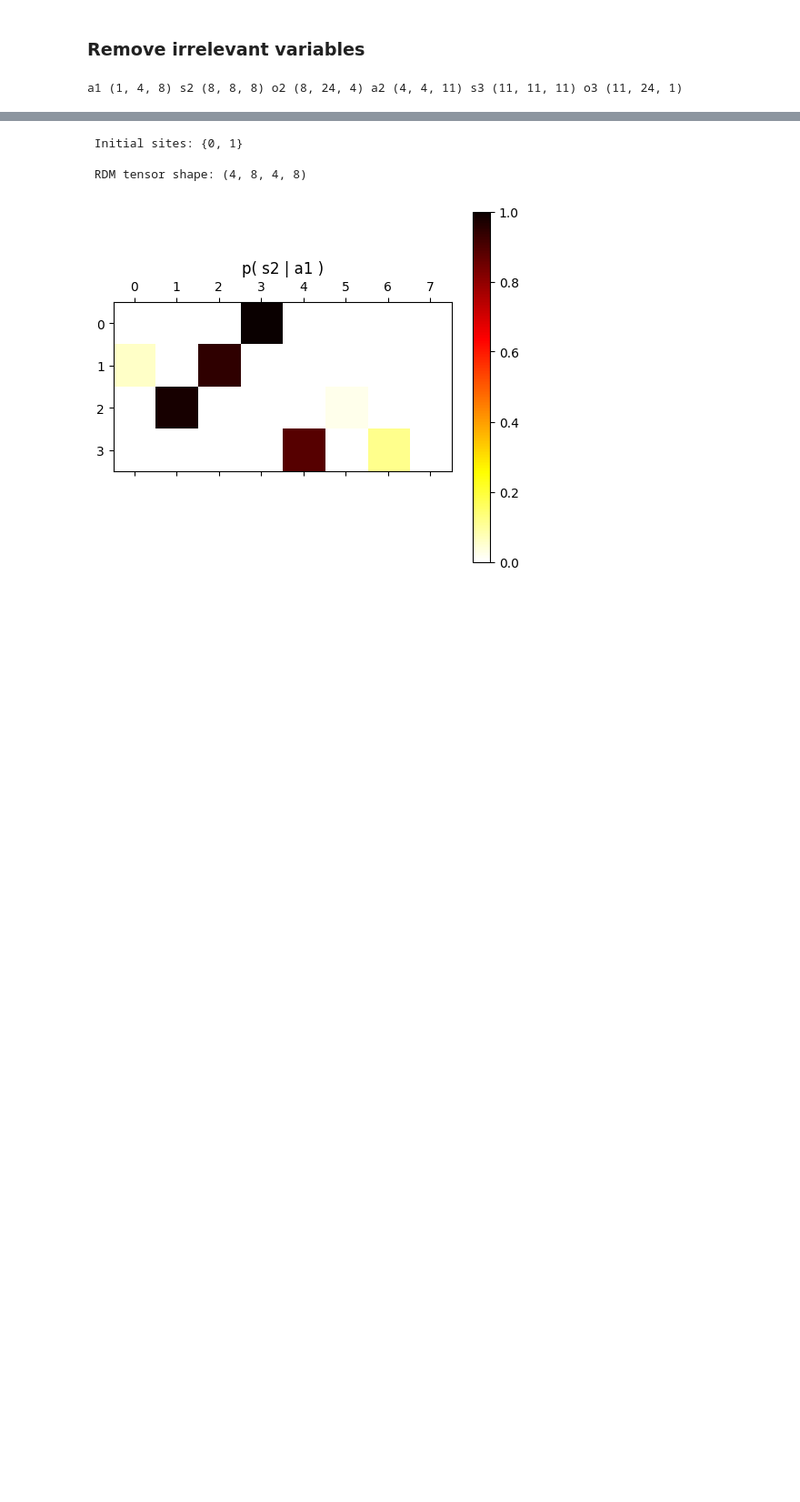
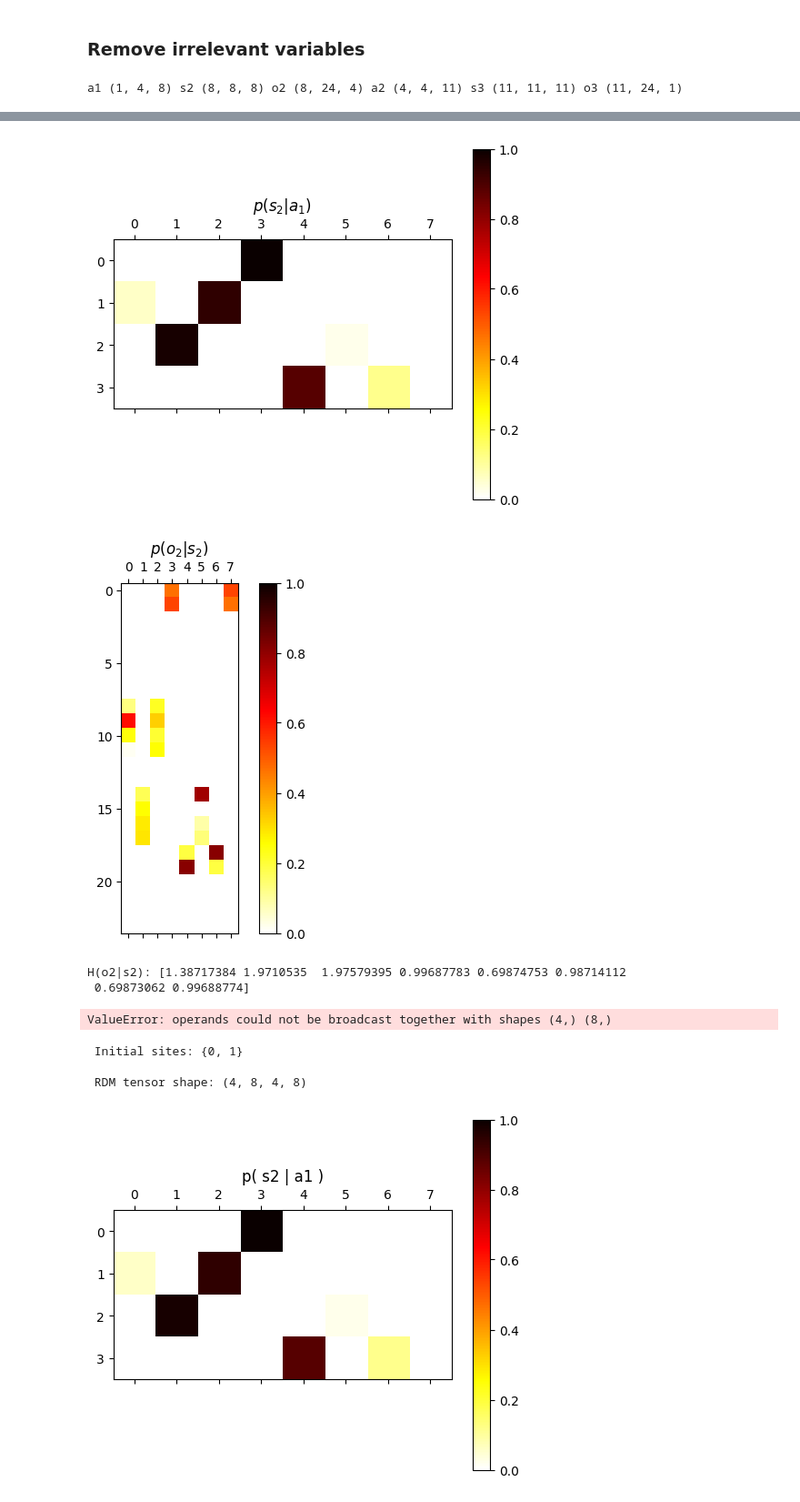
Before and after one commit to philipollaswilson/Tensor-Networks-for-the-Tmaze, a Jupyter notebook: Explainable Tmaze.ipynb, the cells around one changed output, grey strips where cells are left out. Shown at 91% size. Saved outputs shown, nothing was run; the diff lists cells and outputs as text; code cells hidden in the pictures; blank space fills up the shorter version.

Commit message:
Infogain almost done

```diff
--- a/Explainable Tmaze.ipynb
+++ b/Explainable Tmaze.ipynb
@@ -129,3 +129,34 @@ a1 (1, 4, 8) s2 (8, 8, 8) o2 (8, 24, 4) a2 (4, 4, 11) s3 (11, 11, 11) o3 (11, 24
+# %%
+import src.utils as u2
+from scipy.stats import entropy
+# Extract p(s2|a1) and p(s2|o2)
+rho_a1_s2, _ = u2.compute_RDM(mps, [0,1])
+p_s2_a1 = np.real(np.diag(rho_a1_s2)).reshape(4,-1)
+p_s2_given_a1 = p_s2_a1 / np.sum(p_s2_a1, axis=1, keepdims=True)
+
+u.plot_distribution(p_s2_given_a1, title="$p(s_2|a_1)$")
+
+rho_s2_o2, _ = u2.compute_RDM(mps, [1,2])
+p_s2_o2 = np.real(np.diag(rho_s2_o2)).reshape(-1,24)
+p_o2_given_s2 = p_s2_o2 / np.sum(p_s2_o2, axis=1, keepdims=True)
+u.plot_distribution(p_o2_given_s2.T, title="$p(o_2|s_2)$")
+H_o2_given_s2 = entropy(p_o2_given_s2, base=2, axis=1)
+print("H(o2|s2):", H_o2_given_s2)
+# %% [output]
+[figure, added]
+[figure, added]
+H(o2|s2): [1.38717384 1.9710535  1.97579395 0.99687783 0.69874753 0.98714112
+ 0.69873062 0.99688774]
+# %%
+# Compute infogain for different actions a1
+
+infogain_a1 = []
+for a1 in range(4):
+    H_o2_given_s2
+    IG = (p_s2_given_a1[:, a1] * np.log2(p_s2_given_a1[:, a1] / np.mean(p_s2_given_a1, axis=0))).sum()
+    infogain_a1.append(IG)
+# %% [output]
+ValueError: operands could not be broadcast together with shapes (4,) (8,)
 # %%
 import tensornetwork as tn
 def tensorNet(mps):
```
Also changed, not shown: parts of 6 cells of this notebook, 1 other file.
